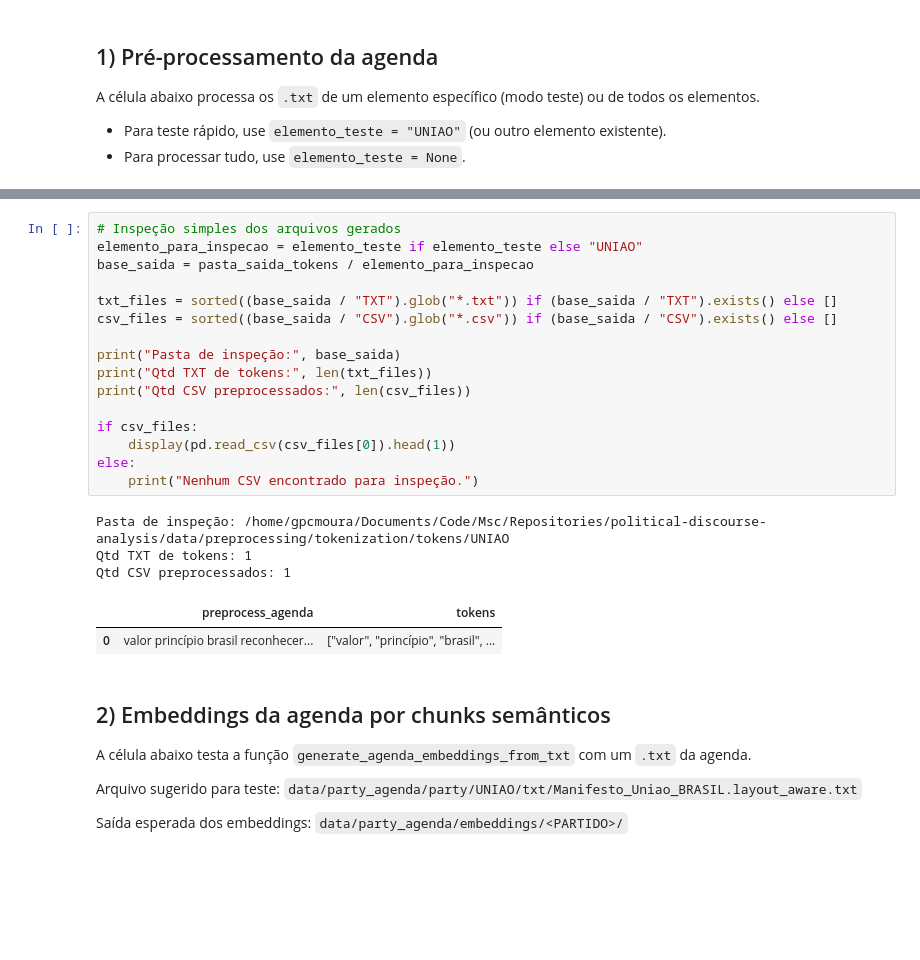
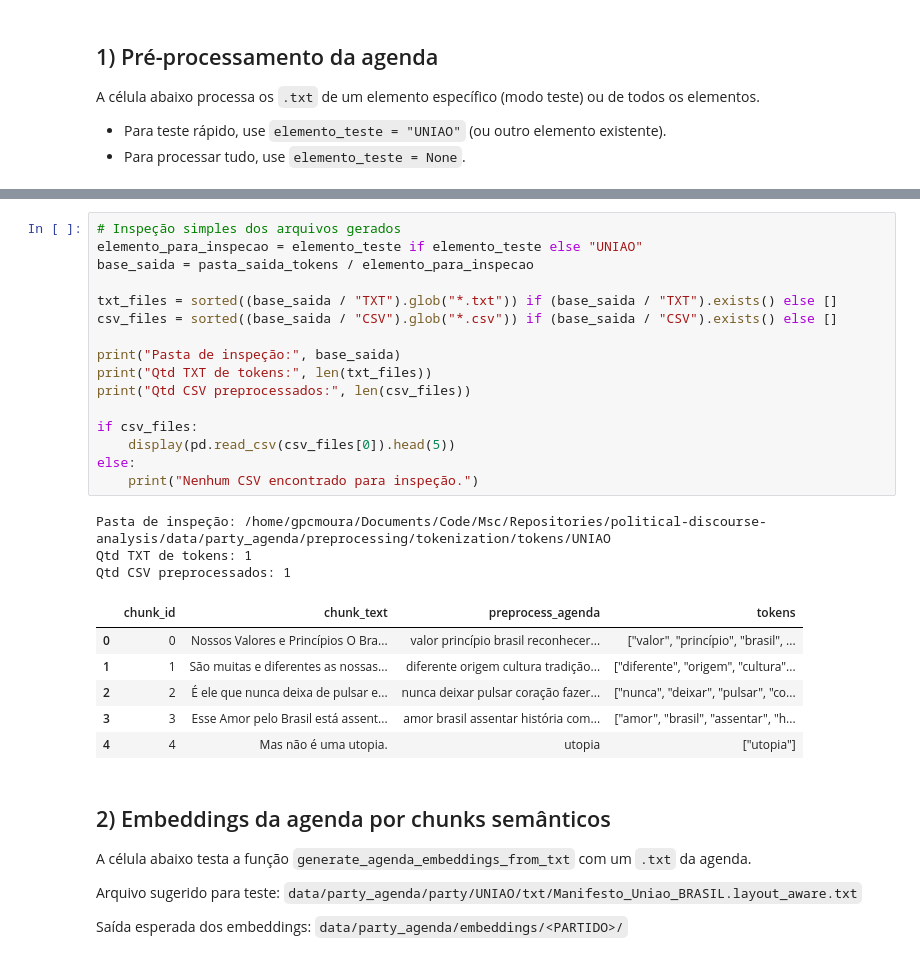
Before and after one commit to LuizBrandi/political-discourse-analysis, a Jupyter notebook: notebooks/agenda/agenda_extraction.ipynb, the cells around one changed output, grey strips where cells are left out. Saved outputs shown, nothing was run; the diff lists cells and outputs as text; blank space fills up the shorter version.

```diff
--- a/notebooks/agenda/agenda_extraction.ipynb
+++ b/notebooks/agenda/agenda_extraction.ipynb
@@ -68,25 +81,29 @@ Concluído: 1 arquivo(s) processado(s) para o elemento UNIAO.
 # %%
 # Inspeção simples dos arquivos gerados
 elemento_para_inspecao = elemento_teste if elemento_teste else "UNIAO"
 base_saida = pasta_saida_tokens / elemento_para_inspecao
 
 txt_files = sorted((base_saida / "TXT").glob("*.txt")) if (base_saida / "TXT").exists() else []
 csv_files = sorted((base_saida / "CSV").glob("*.csv")) if (base_saida / "CSV").exists() else []
 
 print("Pasta de inspeção:", base_saida)
 print("Qtd TXT de tokens:", len(txt_files))
 print("Qtd CSV preprocessados:", len(csv_files))
 
 if csv_files:
-    display(pd.read_csv(csv_files[0]).head(1))
+    display(pd.read_csv(csv_files[0]).head(5))
 else:
     print("Nenhum CSV encontrado para inspeção.")
 # %% [output]
-Pasta de inspeção: /home/gpcmoura/Documents/Code/Msc/Repositories/political-discourse-analysis/data/preprocessing/tokenization/tokens/UNIAO
+Pasta de inspeção: /home/gpcmoura/Documents/Code/Msc/Repositories/political-discourse-analysis/data/party_agenda/preprocessing/tokenization/tokens/UNIAO
 Qtd TXT de tokens: 1
 Qtd CSV preprocessados: 1
-|  | preprocess_agenda | tokens |
-| 0 | valor princípio brasil reconhecer... | ["valor", "princípio", "brasil", ... |
+|  | chunk_id | chunk_text | preprocess_agenda | tokens |
+| 0 | 0 | Nossos Valores e Princípios O Bra... | valor princípio brasil reconhecer... | ["valor", "princípio", "brasil", ... |
+| 1 | 1 | São muitas e diferentes as nossas... | diferente origem cultura tradição... | ["diferente", "origem", "cultura"... |
+| 2 | 2 | É ele que nunca deixa de pulsar e... | nunca deixar pulsar coração fazer... | ["nunca", "deixar", "pulsar", "co... |
+| 3 | 3 | Esse Amor pelo Brasil está assent... | amor brasil assentar história com... | ["amor", "brasil", "assentar", "h... |
+| 4 | 4 | Mas não é uma utopia. | utopia | ["utopia"] |
 # %% [markdown]
 ## 2) Embeddings da agenda por chunks semânticos
 
```
Also changed, not shown: parts of 9 cells of this notebook, 16 other files.
